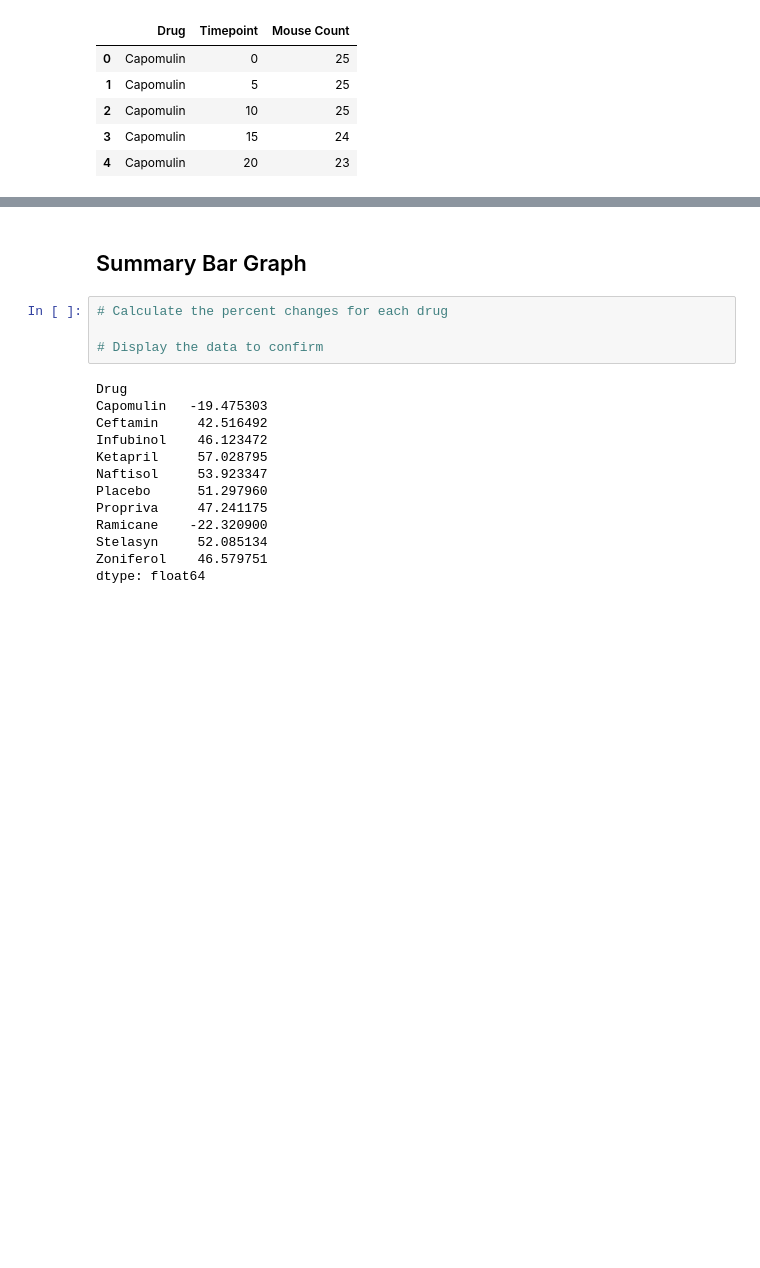
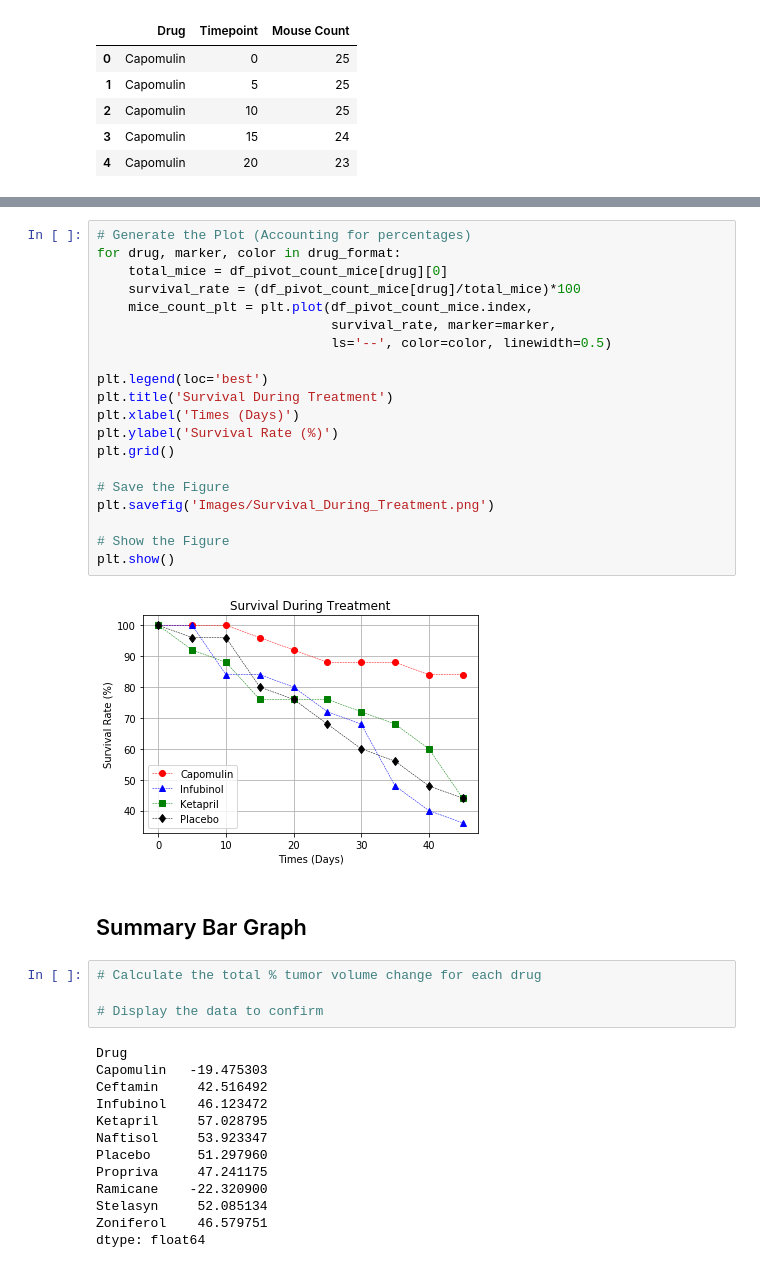
Before and after one commit to ZGrinacoff/matplotlib-Pymaceuticals_Inc, a Jupyter notebook: pymaceuticals_master.ipynb, the cells around one changed output, grey strips where cells are left out. Drawn from its saved outputs; the diff is of its cells as text; blank space fills up the shorter version.

Commit message:
Generated and saved Survival During Treatment fig

```diff
--- a/pymaceuticals_master.ipynb
+++ b/pymaceuticals_master.ipynb
@@ -237,7 +227,29 @@ plt.show()
+# %%
+# Generate the Plot (Accounting for percentages)
+for drug, marker, color in drug_format:
+    total_mice = df_pivot_count_mice[drug][0]
+    survival_rate = (df_pivot_count_mice[drug]/total_mice)*100
+    mice_count_plt = plt.plot(df_pivot_count_mice.index,
+                              survival_rate, marker=marker,
+                              ls='--', color=color, linewidth=0.5)
+
+plt.legend(loc='best')
+plt.title('Survival During Treatment')
+plt.xlabel('Times (Days)')
+plt.ylabel('Survival Rate (%)')
+plt.grid()
+
+# Save the Figure
+plt.savefig('Images/Survival_During_Treatment.png')
+
+# Show the Figure
+plt.show()
+# %% [output]
+[figure, added]
 # %% [markdown]
 ## Summary Bar Graph
 # %%
-# Calculate the percent changes for each drug
+# Calculate the total % tumor volume change for each drug
 
 # Display the data to confirm
 # %%
```
Also changed, not shown: parts of 3 cells of this notebook.
